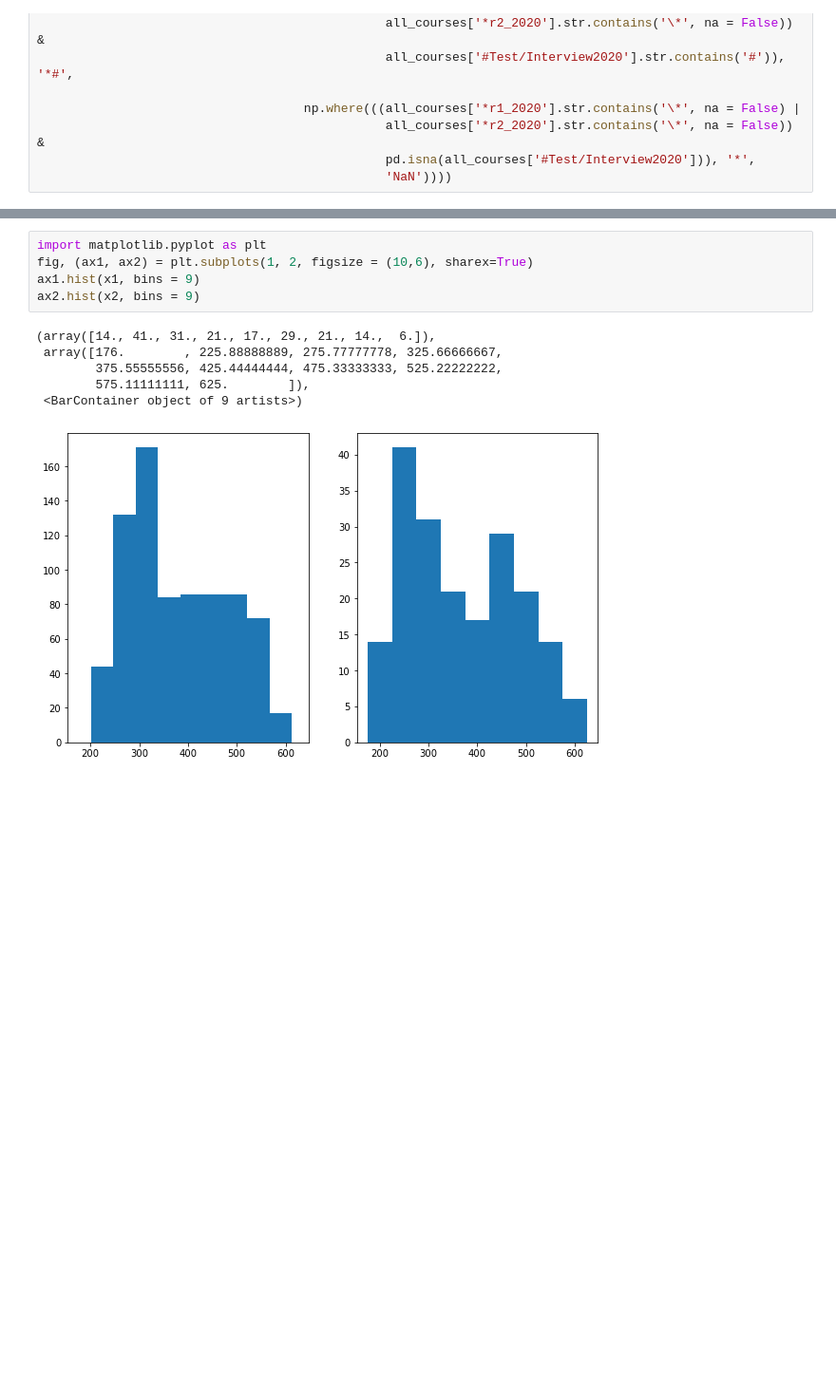
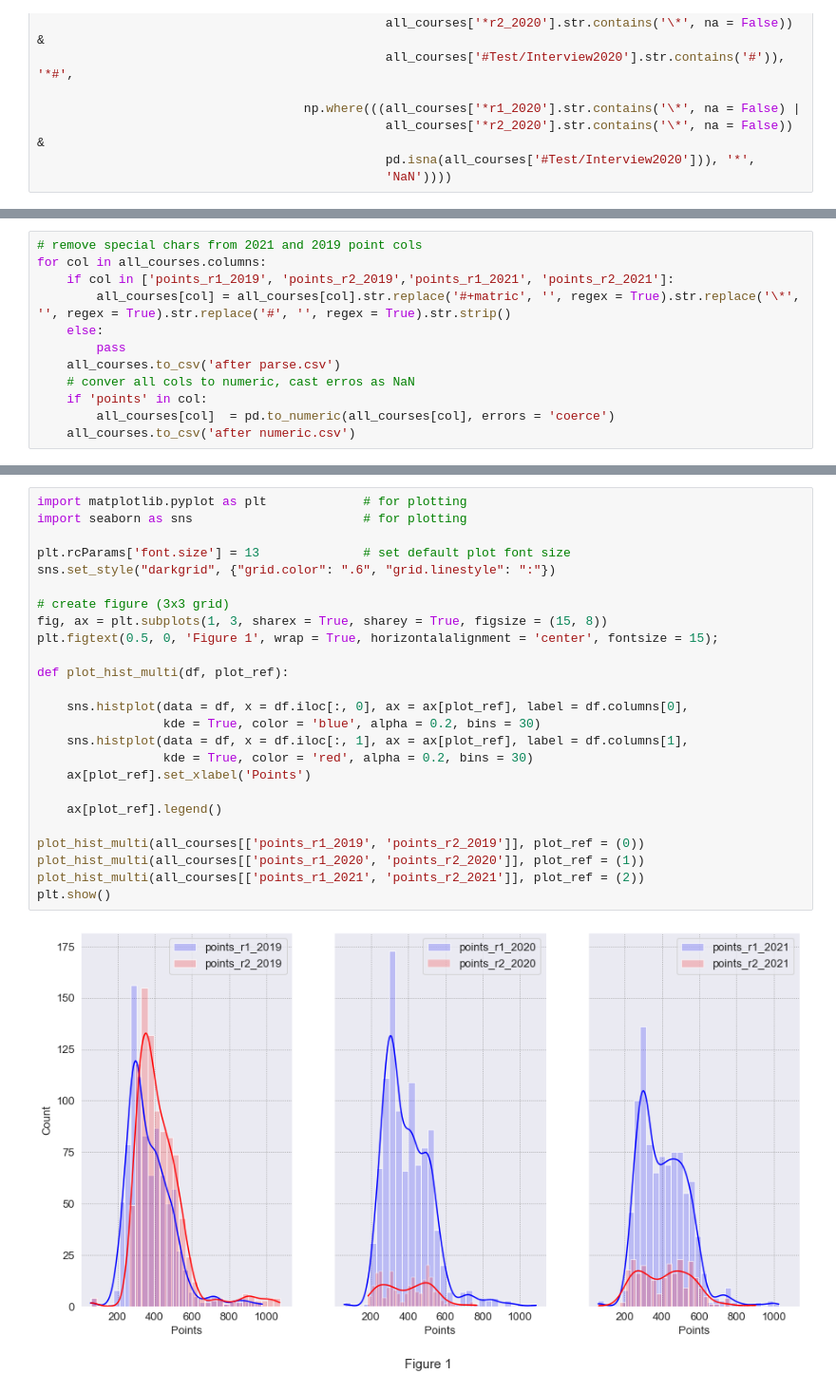
Before and after one commit to CiaranMoran27/playing_with_jupyter, a Jupyter notebook: cao.ipynb, the cells around one changed output, grey strips where cells are left out. Shown at 95% size. Saved outputs shown, nothing was run; the diff lists cells and outputs as text; blank space fills up the shorter version.

```diff
--- a/cao.ipynb
+++ b/cao.ipynb
@@ -551,0 +450,12 @@ x6 = pd.to_numeric(all_courses['points_r2_2019'], errors='coerce')
+# %%
+# remove special chars from 2021 and 2019 point cols
+for col in all_courses.columns:
+    if col in ['points_r1_2019', 'points_r2_2019','points_r1_2021', 'points_r2_2021']:
+        all_courses[col] = all_courses[col].str.replace('#+matric', '', regex = True).str.replace('\*', '', regex = True).str.replace('#', '', regex = True).str.strip()
+    else:
+        pass
+    all_courses.to_csv('after parse.csv')
+    # conver all cols to numeric, cast erros as NaN
+    if 'points' in col:
+        all_courses[col]  = pd.to_numeric(all_courses[col], errors = 'coerce')
+    all_courses.to_csv('after numeric.csv')
@@ -552,12 +464,27 @@ x6 = pd.to_numeric(all_courses['points_r2_2019'], errors='coerce')
 # %%
-import matplotlib.pyplot as plt
-fig, (ax1, ax2) = plt.subplots(1, 2, figsize = (10,6), sharex=True)
-ax1.hist(x1, bins = 9)
-ax2.hist(x2, bins = 9)
+import matplotlib.pyplot as plt             # for plotting
+import seaborn as sns                       # for plotting
+
+plt.rcParams['font.size'] = 13              # set default plot font size
+sns.set_style("darkgrid", {"grid.color": ".6", "grid.linestyle": ":"})
+
+# create figure (3x3 grid)
+fig, ax = plt.subplots(1, 3, sharex = True, sharey = True, figsize = (15, 8))
+plt.figtext(0.5, 0, 'Figure 1', wrap = True, horizontalalignment = 'center', fontsize = 15);
+
+def plot_hist_multi(df, plot_ref):
+
+    sns.histplot(data = df, x = df.iloc[:, 0], ax = ax[plot_ref], label = df.columns[0],
+                 kde = True, color = 'blue', alpha = 0.2, bins = 30)
+    sns.histplot(data = df, x = df.iloc[:, 1], ax = ax[plot_ref], label = df.columns[1],
+                 kde = True, color = 'red', alpha = 0.2, bins = 30)
+    ax[plot_ref].set_xlabel('Points')
+
+    ax[plot_ref].legend()
+
+plot_hist_multi(all_courses[['points_r1_2019', 'points_r2_2019']], plot_ref = (0))
+plot_hist_multi(all_courses[['points_r1_2020', 'points_r2_2020']], plot_ref = (1))
+plot_hist_multi(all_courses[['points_r1_2021', 'points_r2_2021']], plot_ref = (2))
+plt.show()
 # %% [output]
-(array([14., 41., 31., 21., 17., 29., 21., 14.,  6.]),
- array([176.        , 225.88888889, 275.77777778, 325.66666667,
-        375.55555556, 425.44444444, 475.33333333, 525.22222222,
-        575.11111111, 625.        ]),
- <BarContainer object of 9 artists>)
-[figure, old version]
+[figure, new version]
```
Also changed, not shown: parts of 24 cells of this notebook, 4 other files.
